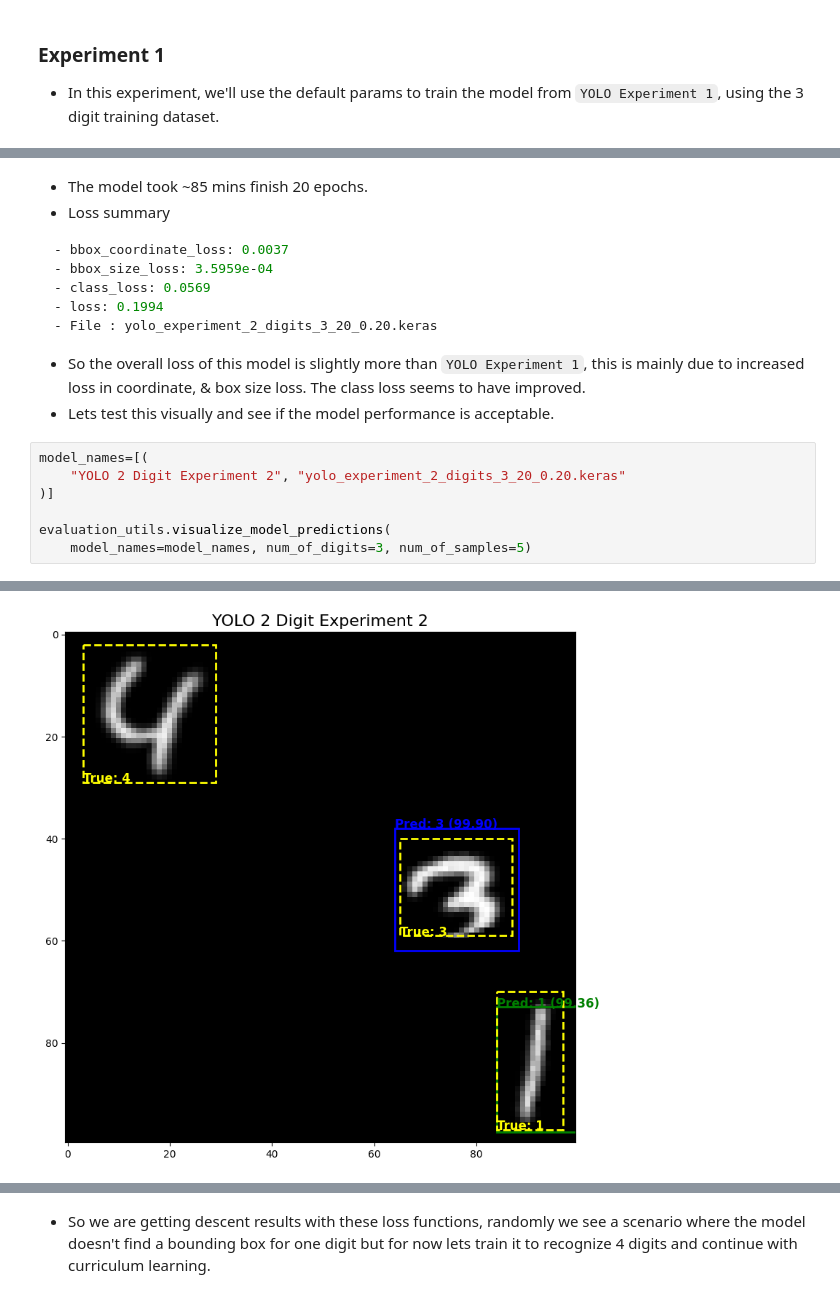
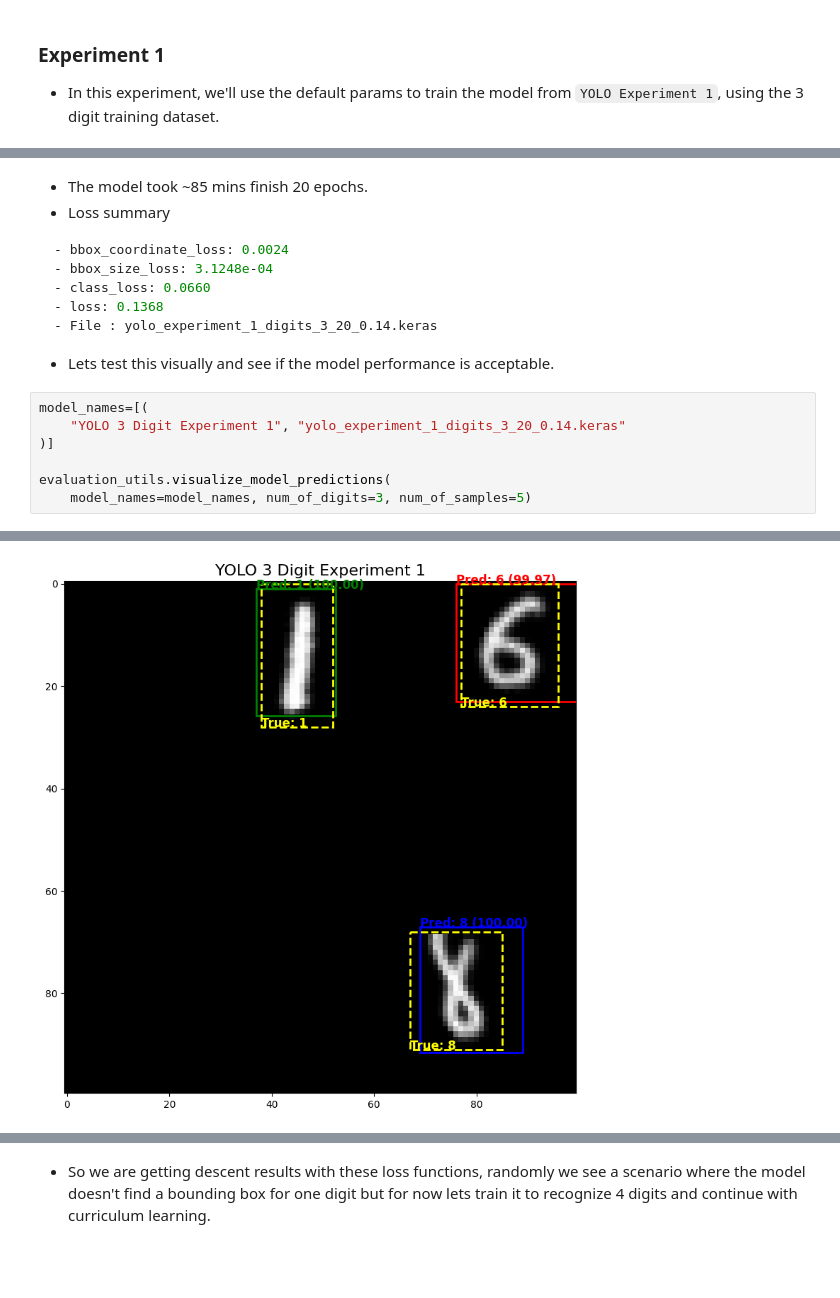
Before and after one commit to gaurangdave/mnist_object_detection, a Jupyter notebook: notebooks/08_yolo_training_evaluation.ipynb, the cells around one changed output, grey strips where cells are left out. Saved outputs shown, nothing was run; the diff lists cells and outputs as text; blank space fills up the shorter version.

Commit message:
Completed training for all the models - next step graduate evaluation

````diff
--- a/notebooks/08_yolo_training_evaluation.ipynb
+++ b/notebooks/08_yolo_training_evaluation.ipynb
@@ -339,17 +367,16 @@ Epoch 20: loss improved from 0.20243 to 0.20078, saving model to ../models/yolo_
 * The model took ~85 mins finish 20 epochs.
 * Loss summary
 ```bash
-- bbox_coordinate_loss: 0.0037
-- bbox_size_loss: 3.5959e-04
-- class_loss: 0.0569
-- loss: 0.1994
-- File : yolo_experiment_2_digits_3_20_0.20.keras
+- bbox_coordinate_loss: 0.0024
+- bbox_size_loss: 3.1248e-04
+- class_loss: 0.0660
+- loss: 0.1368
+- File : yolo_experiment_1_digits_3_20_0.14.keras
 ```
-* So the overall loss of this model is slightly more than `YOLO Experiment 1`, this is mainly due to increased loss in coordinate, & box size loss. The class loss seems to have improved.
 * Lets test this visually and see if the model performance is acceptable.
 # %%
 model_names=[(
-    "YOLO 2 Digit Experiment 2", "yolo_experiment_2_digits_3_20_0.20.keras"
+    "YOLO 3 Digit Experiment 1", "yolo_experiment_1_digits_3_20_0.14.keras"
 )]
 
 evaluation_utils.visualize_model_predictions(
@@ -362 +394 @@ evaluation_utils.visualize_model_predictions(
-[figure, old version]
+[figure, new version]
````
Also changed, not shown: parts of 16 cells of this notebook, 1 other file.
